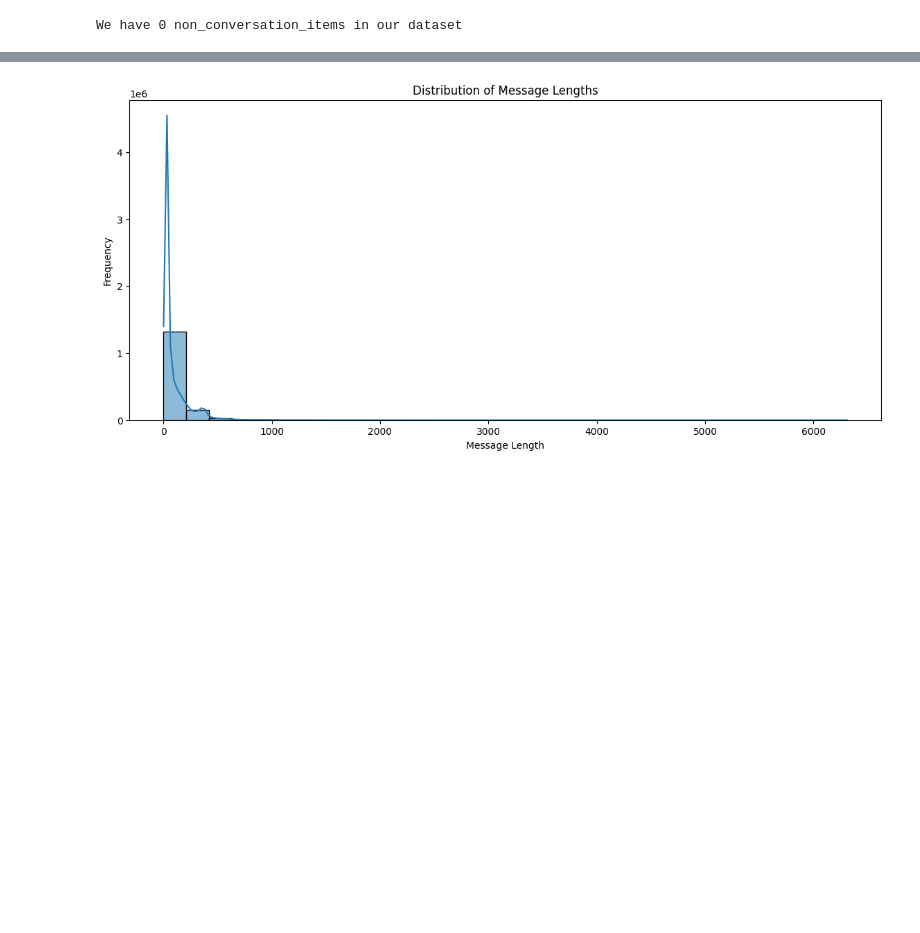
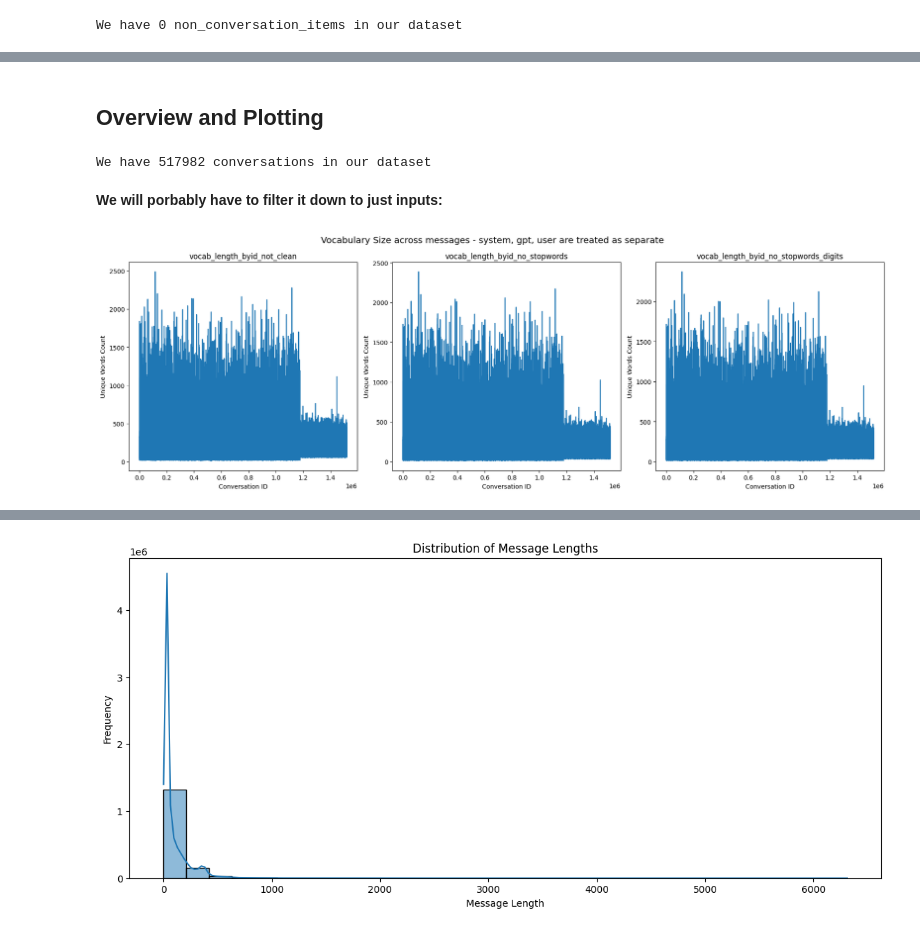
Before and after one commit to bmarci99/NLP-Project-mimic-ChatGPT-with-Orca, a Jupyter notebook: Project.ipynb, the cells around one changed output, grey strips where cells are left out. Cells and saved outputs as stored; diff of their text form; code cells hidden in the pictures; blank space fills up the shorter version.

```diff
--- a/Project.ipynb
+++ b/Project.ipynb
@@ -110,8 +98,0 @@ df = df.join(average_message_length, on='conv_id')
-# %%
-# Calculate summary statistics
-messages_per_conversation = df.groupby('conv_id').size().rename('message_count')
-average_message_length = df.groupby('conv_id')['message_length'].mean().rename('average_message_length')
-
-# Merge these statistics back into the original DataFrame
-df = df.join(messages_per_conversation, on='conv_id')
-df = df.join(average_message_length, on='conv_id')
@@ -158,0 +99,13 @@ plt.show()
+# %%
+# further cleaning
+df['tokens_cleaned_stopwords'] = df['tokens_not_clean'].apply(remove_stopwords)
+df['tokens_cleaned_stopwords_digits'] = df['tokens_not_clean'].apply(remove_stopwords_and_digits)
+# %%
+# getting length of cleaned texts
+df['message_length_stopwords'] = df['tokens_cleaned_stopwords'].apply(lambda tokens: len(tokens))
+df['message_length_stopwords_digits'] = df['tokens_cleaned_stopwords_digits'].apply(lambda tokens: len(tokens))
+# %%
+# getting vocab of texts
+df['vocab_length_byid_not_clean']            = df.groupby('conv_id')['tokens_not_clean'].transform(lambda tokens: len(set(sum(tokens.tolist(), []))))
+df['vocab_length_byid_no_stopwords']         = df.groupby('conv_id')['tokens_cleaned_stopwords'].transform(lambda tokens: len(set(sum(tokens.tolist(), []))))
+df['vocab_length_byid_no_stopwords_digits']  = df.groupby('conv_id')['tokens_cleaned_stopwords_digits'].transform(lambda tokens: len(set(sum(tokens.tolist(), []))))
@@ -158,0 +121,25 @@ plt.show()
+# %% [markdown]
+## Overview and Plotting
+# %%
+mystring = f"We have {len(df.conv_id.unique())} conversations in our dataset"
+print(mystring)
+# %% [output]
+We have 517982 conversations in our dataset
+# %% [markdown]
+**We will porbably have to filter it down to just inputs:**
+# %%
+# Plot the vocabulary size per conversation
+fig, axes = plt.subplots(1, 3, figsize=(18, 6))
+
+for i in range(3):
+    temp = df[['vocab_length_byid_not_clean', 'vocab_length_byid_no_stopwords', 'vocab_length_byid_no_stopwords_digits']].iloc[:, i]
+    axes[i].plot(temp.values)
+    axes[i].set_title(temp.name)  # Set subplot title to temp.name
+    axes[i].set_xlabel('Conversation ID')
+    axes[i].set_ylabel('Unique Words Count')
+
+plt.suptitle('Vocabulary Size across messages - system, gpt, user are treated as separate', fontsize = "x-large")
+plt.tight_layout()
+plt.show()
+# %% [output]
+[figure, added]
```
Also changed, not shown: parts of 33 cells of this notebook.
